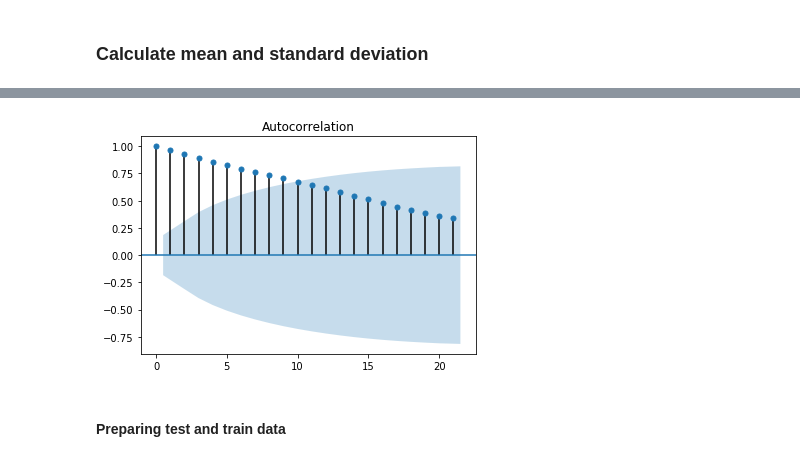
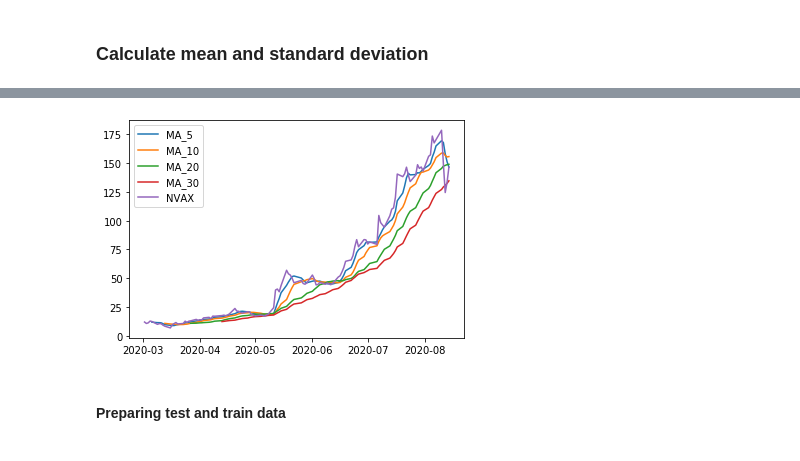
Before and after one commit to kyle-nguyennn/MLFin, a Jupyter notebook: submission1/Submission1.ipynb, the cells around one changed output, grey strips where cells are left out. Saved outputs shown, nothing was run; the diff lists cells and outputs as text; code cells hidden in the pictures.

```diff
--- a/submission1/Submission1.ipynb
+++ b/submission1/Submission1.ipynb
@@ -71,7 +71,14 @@ autocorrelation_plot(data)
-# %%
-_ = plot_acf(data)
-# %% [output]
-[figure, removed]
+# %%
+mas = []
+for i in [5, 10, 20, 30]:
+    ma = data.rolling(i).mean()
+    mas.append(ma)
+    plt.plot(ma, label=f'MA_{i}')
+plt.plot(data, label='NVAX')
+plt.legend()
+plt.show()
+# %% [output]
+[figure, added]
 # %% [markdown]
 #### Preparing test and train data
 # %%
```
Also changed, not shown: parts of 22 cells of this notebook.
